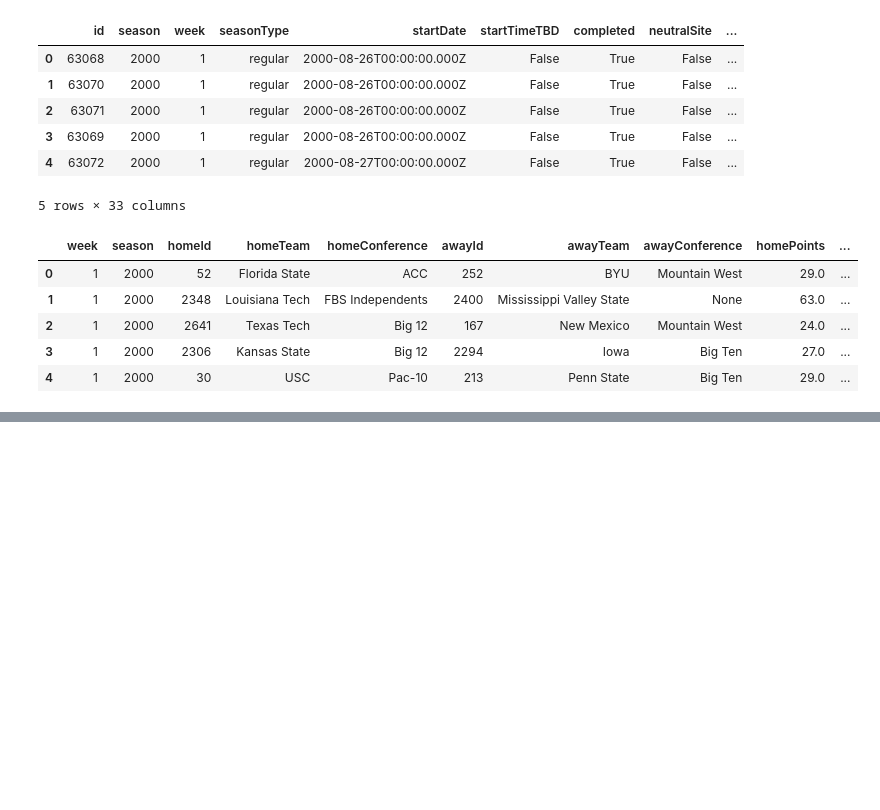
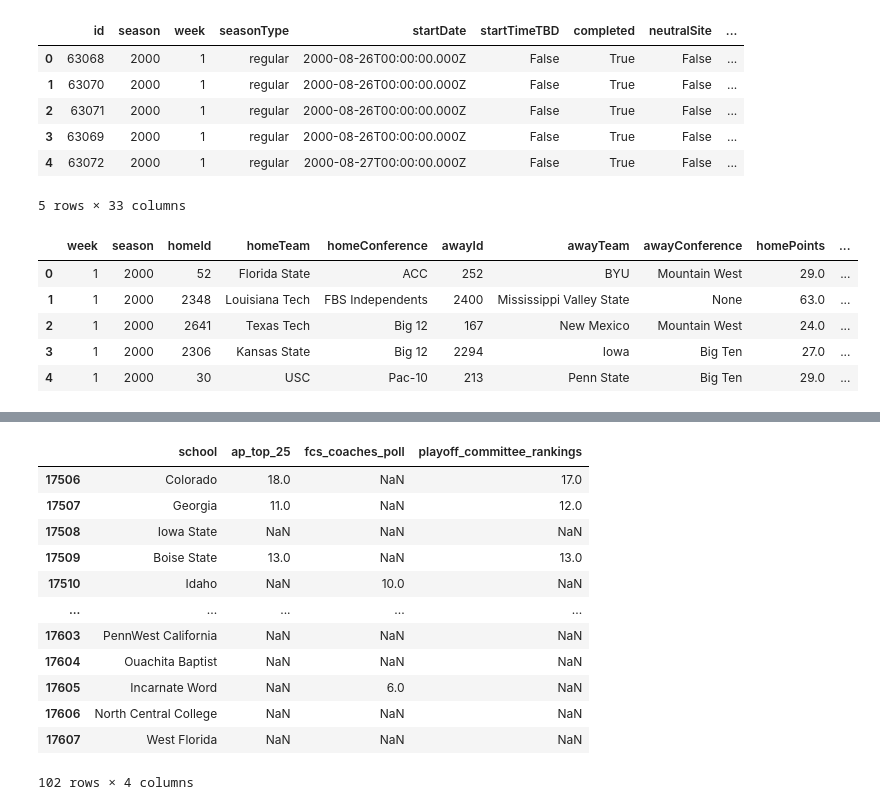
Before and after one commit to wandrz/CFB_Ranking_Analysis, a Jupyter notebook: notebooks/data_explorations.ipynb, the cells around one changed output, grey strips where cells are left out. Saved outputs shown, nothing was run; the diff lists cells and outputs as text; code cells hidden in the pictures; blank space fills up the shorter version.

```diff
--- a/notebooks/data_explorations.ipynb
+++ b/notebooks/data_explorations.ipynb
@@ -42,0 +168,21 @@ all_games_df[game_cols].head(5)
+# %%
+week1_2024 = cleanRankings_df[
+    (cleanRankings_df['season'] == 2024) &
+    (cleanRankings_df['week'] == 12)
+]
+
+week1_2024[['school', 'ap_top_25', 'fcs_coaches_poll', 'playoff_committee_rankings' ]]
+# %% [output]
+|  | school | ap_top_25 | fcs_coaches_poll | playoff_committee_rankings |
+| 17506 | Colorado | 18.0 | NaN | 17.0 |
+| 17507 | Georgia | 11.0 | NaN | 12.0 |
+| 17508 | Iowa State | NaN | NaN | NaN |
+| 17509 | Boise State | 13.0 | NaN | 13.0 |
+| 17510 | Idaho | NaN | 10.0 | NaN |
+| ... | ... | ... | ... | ... |
+| 17603 | PennWest California | NaN | NaN | NaN |
+| 17604 | Ouachita Baptist | NaN | NaN | NaN |
+| 17605 | Incarnate Word | NaN | 6.0 | NaN |
+| 17606 | North Central College | NaN | NaN | NaN |
+| 17607 | West Florida | NaN | NaN | NaN |
+102 rows × 4 columns
```
Also changed, not shown: parts of 23 cells of this notebook.
